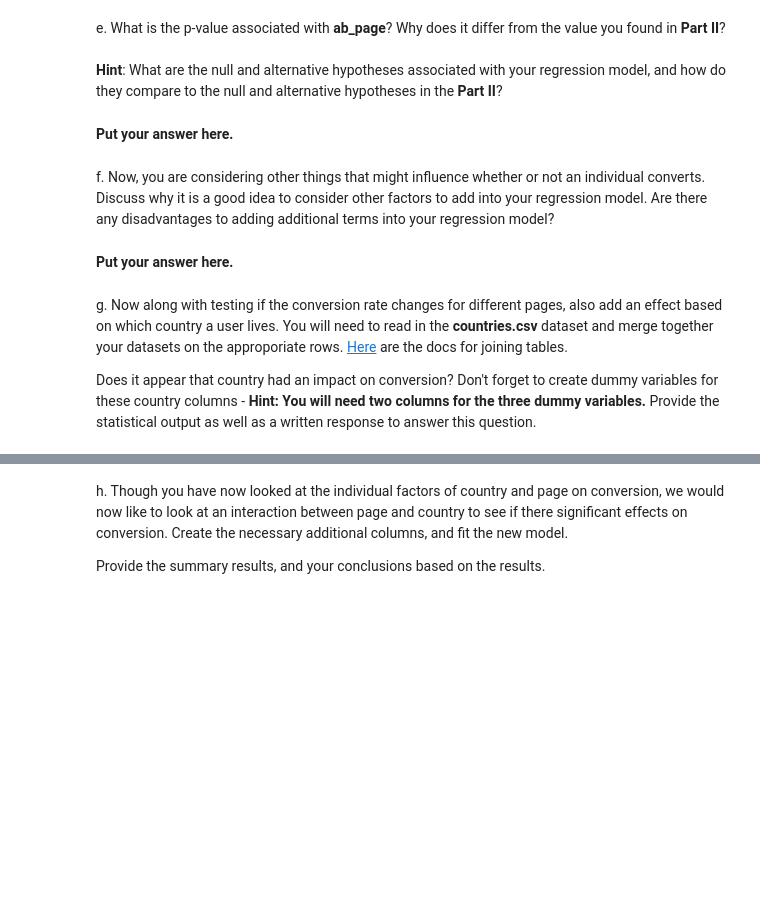
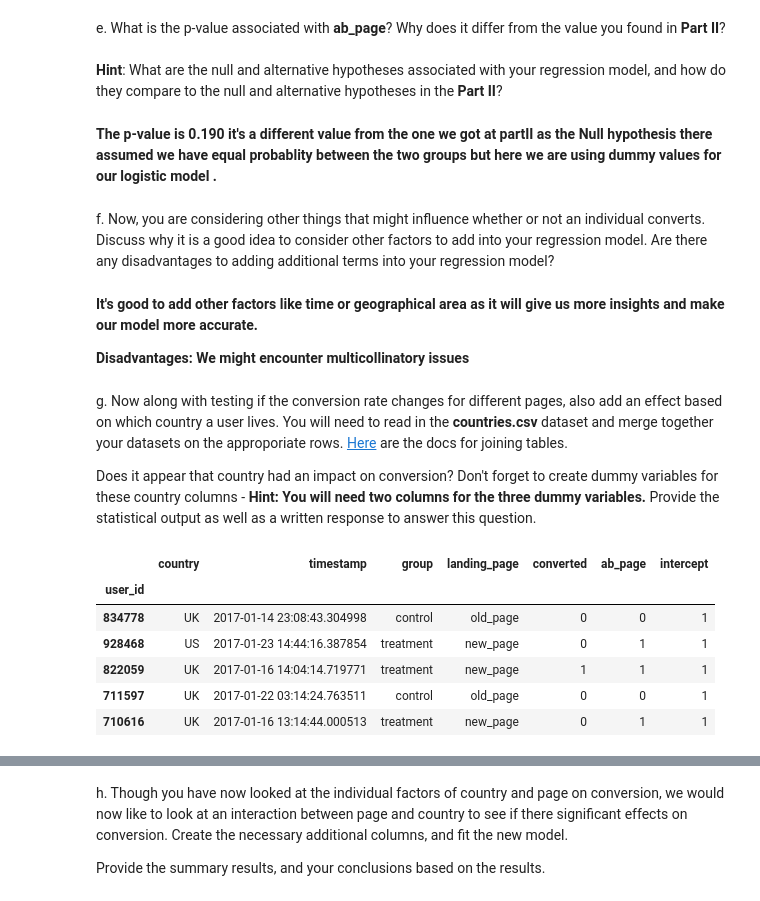
Before and after one commit to omarshoura/Udacity-DAND, a Jupyter notebook: Projects/A-B Testing/Analyze_ab_test_results_notebook.ipynb, the cells around one changed output, grey strips where cells are left out. Drawn from its saved outputs; the diff is of its cells as text; code cells hidden in the pictures; blank space fills up the shorter version.

```diff
--- a/Projects/A-B Testing/Analyze_ab_test_results_notebook.ipynb
+++ b/Projects/A-B Testing/Analyze_ab_test_results_notebook.ipynb
@@ -307,11 +358,13 @@ d. Provide the summary of your model below, and use it as necessary to answer th
 # %% [markdown]
 e. What is the p-value associated with **ab_page**? Why does it differ from the value you found in **Part II**?<br><br>  **Hint**: What are the null and alternative hypotheses associated with your regression model, and how do they compare to the null and alternative hypotheses in the **Part II**?
-# %% [markdown]
-**Put your answer here.**
+# %% [markdown]
+**The p-value is 0.190 it's a different value from the one we got at partII as the Null hypothesis there assumed we have equal probablity between the two groups but here we are using dummy values for our logistic model .**
 # %% [markdown]
 f. Now, you are considering other things that might influence whether or not an individual converts.  Discuss why it is a good idea to consider other factors to add into your regression model.  Are there any disadvantages to adding additional terms into your regression model?
-# %% [markdown]
-**Put your answer here.**
+# %% [markdown]
+**It's good to add other factors like time or geographical area as it will give us more insights and make our model more accurate.**
+
+**Disadvantages: We might encounter multicollinatory issues**
 # %% [markdown]
 g. Now along with testing if the conversion rate changes for different pages, also add an effect based on which country a user lives. You will need to read in the **countries.csv** dataset and merge together your datasets on the approporiate rows.  [Here](https://pandas.pydata.org/pandas-docs/stable/generated/pandas.DataFrame.join.html) are the docs for joining tables.
 
@@ -319,3 +372,12 @@ Does it appear that country had an impact on conversion?  Don't forget to create
 # %%
 countries_df = pd.read_csv('./countries.csv')
 df_new = countries_df.set_index('user_id').join(df2.set_index('user_id'), how='inner')
+df_new.head()
+# %% [output]
+|  | country | timestamp | group | landing_page | converted | ab_page | intercept |
+| user_id |  |  |  |  |  |  |  |
+| 834778 | UK | 2017-01-14 23:08:43.304998 | control | old_page | 0 | 0 | 1 |
+| 928468 | US | 2017-01-23 14:44:16.387854 | treatment | new_page | 0 | 1 | 1 |
+| 822059 | UK | 2017-01-16 14:04:14.719771 | treatment | new_page | 1 | 1 | 1 |
+| 711597 | UK | 2017-01-22 03:14:24.763511 | control | old_page | 0 | 0 | 1 |
+| 710616 | UK | 2017-01-16 13:14:44.000513 | treatment | new_page | 0 | 1 | 1 |
```
Also changed, not shown: parts of 19 cells of this notebook, 2 other files.
